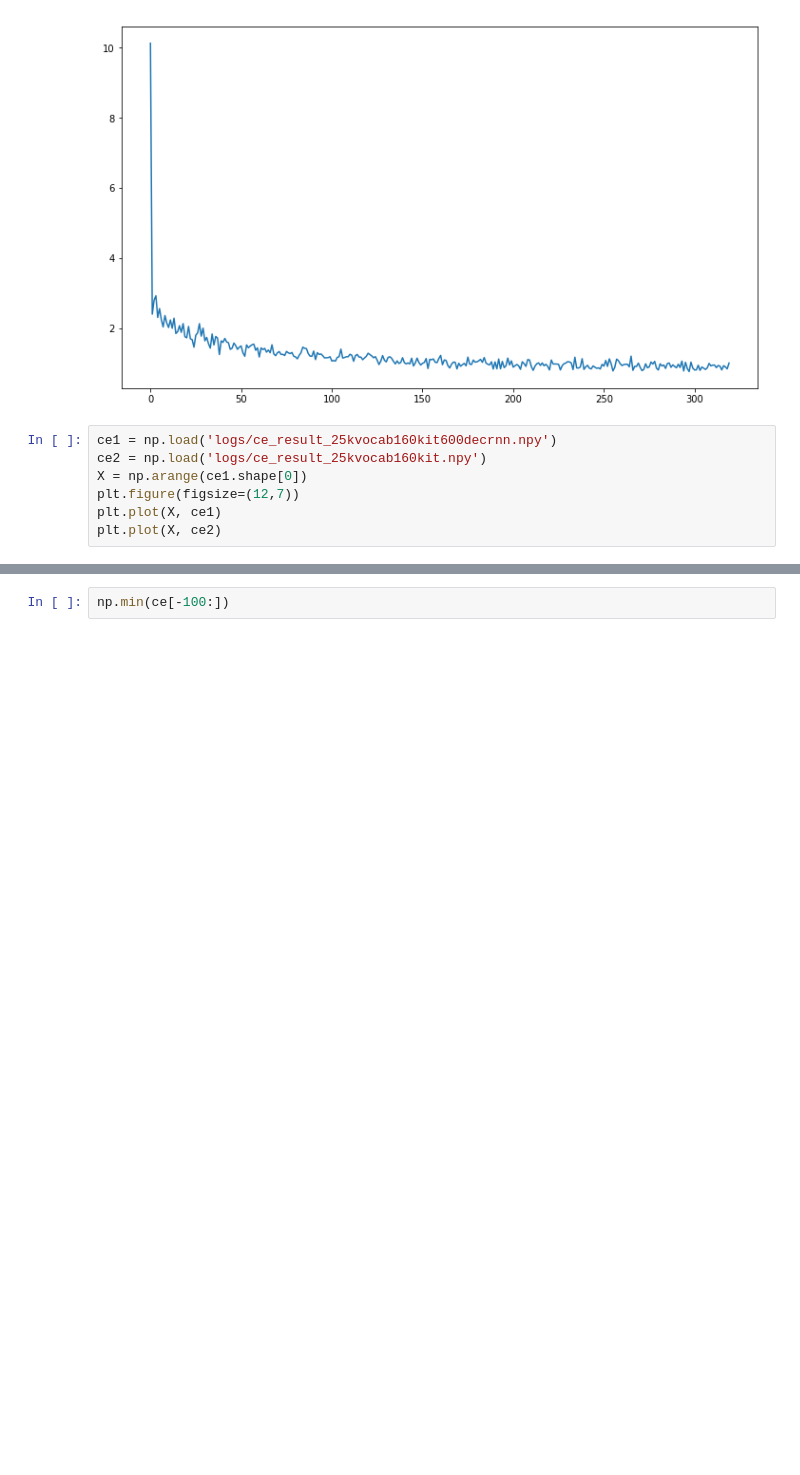
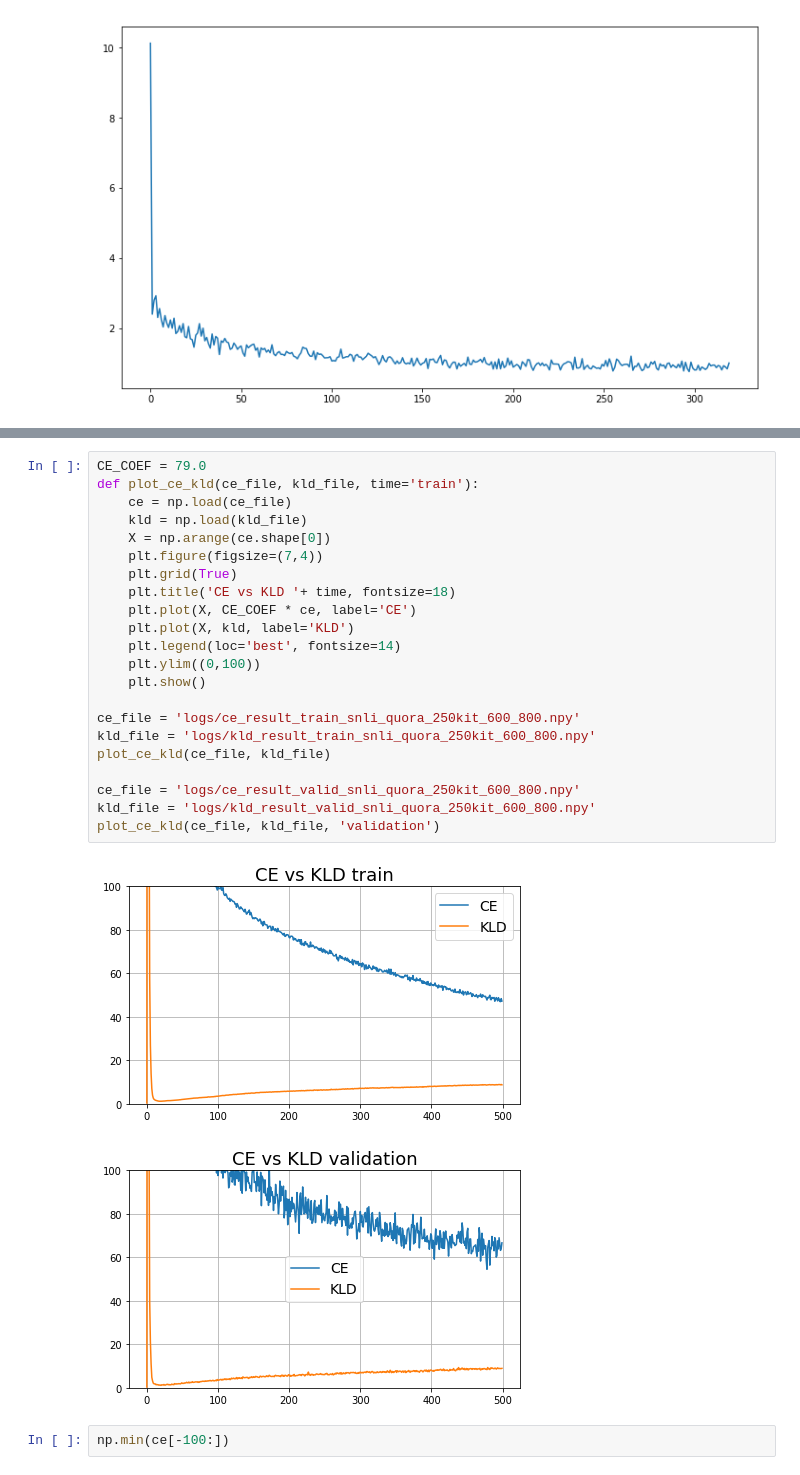
Before and after one commit to ale3otik/paraphrases-generator, a Jupyter notebook: plotter.ipynb, the cells around one changed output, grey strips where cells are left out. Saved outputs shown, nothing was run; the diff lists cells and outputs as text; blank space fills up the shorter version.

```diff
--- a/plotter.ipynb
+++ b/plotter.ipynb
@@ -28,10 +31,3 @@ plt.plot(X, ce)
 # %% [output]
 [<matplotlib.lines.Line2D at 0x...>]
 [figure]
-# %%
-ce1 = np.load('logs/ce_result_25kvocab160kit600decrnn.npy')
-ce2 = np.load('logs/ce_result_25kvocab160kit.npy')
-X = np.arange(ce1.shape[0])
-plt.figure(figsize=(12,7))
-plt.plot(X, ce1)
-plt.plot(X, ce2)
@@ -41,3 +54,28 @@ plt.plot(X, ce2)
+# %%
+CE_COEF = 79.0
+def plot_ce_kld(ce_file, kld_file, time='train'):
+    ce = np.load(ce_file)
+    kld = np.load(kld_file)
+    X = np.arange(ce.shape[0])
+    plt.figure(figsize=(7,4))
+    plt.grid(True)
+    plt.title('CE vs KLD '+ time, fontsize=18)
+    plt.plot(X, CE_COEF * ce, label='CE')
+    plt.plot(X, kld, label='KLD')
+    plt.legend(loc='best', fontsize=14)
+    plt.ylim((0,100))
+    plt.show()
+
+ce_file = 'logs/ce_result_train_snli_quora_250kit_600_800.npy'
+kld_file = 'logs/kld_result_train_snli_quora_250kit_600_800.npy'
+plot_ce_kld(ce_file, kld_file)
+
+ce_file = 'logs/ce_result_valid_snli_quora_250kit_600_800.npy'
+kld_file = 'logs/kld_result_valid_snli_quora_250kit_600_800.npy'
+plot_ce_kld(ce_file, kld_file, 'validation')
+# %% [output]
+[figure, added]
+[figure, added]
 # %%
 np.min(ce[-100:])
 # %% [output]
```
Also changed, not shown: parts of 32 cells of this notebook, 1 other file.
